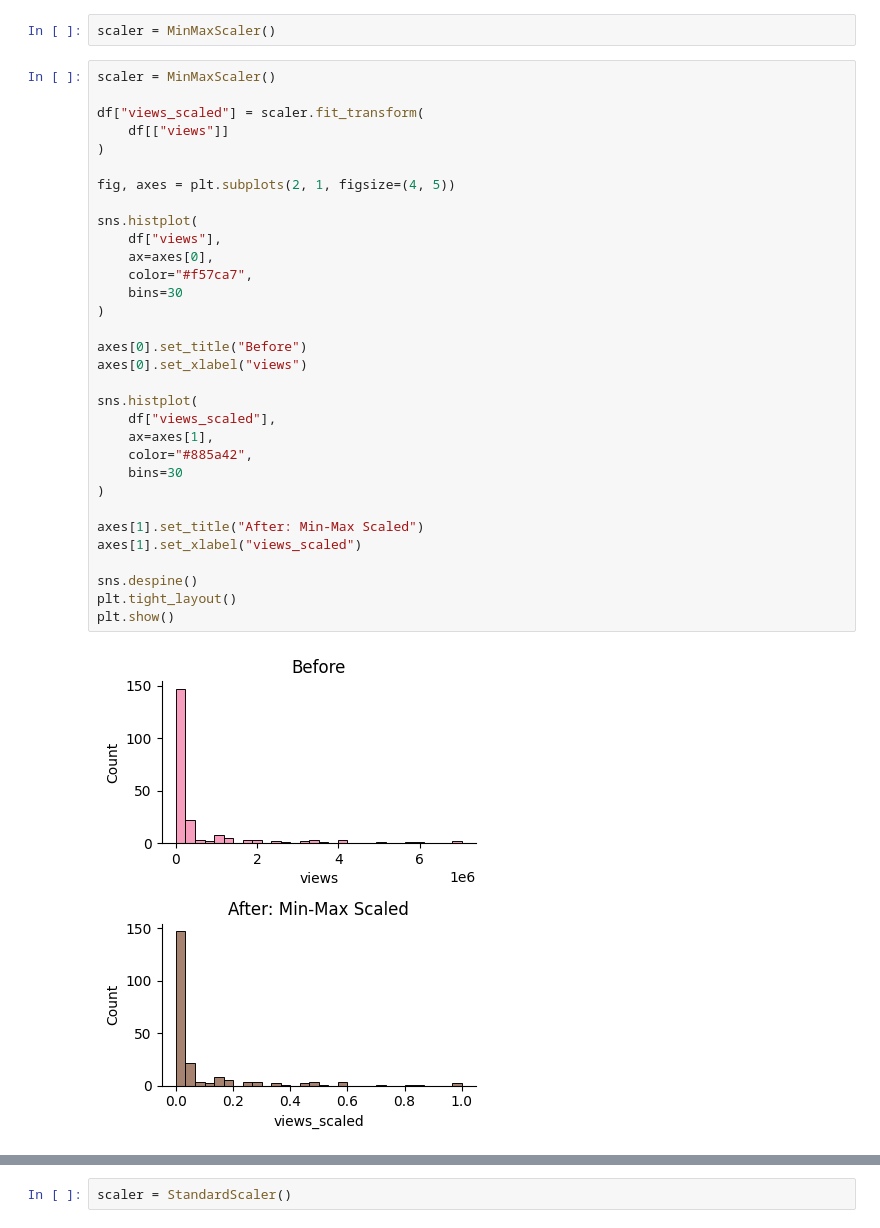
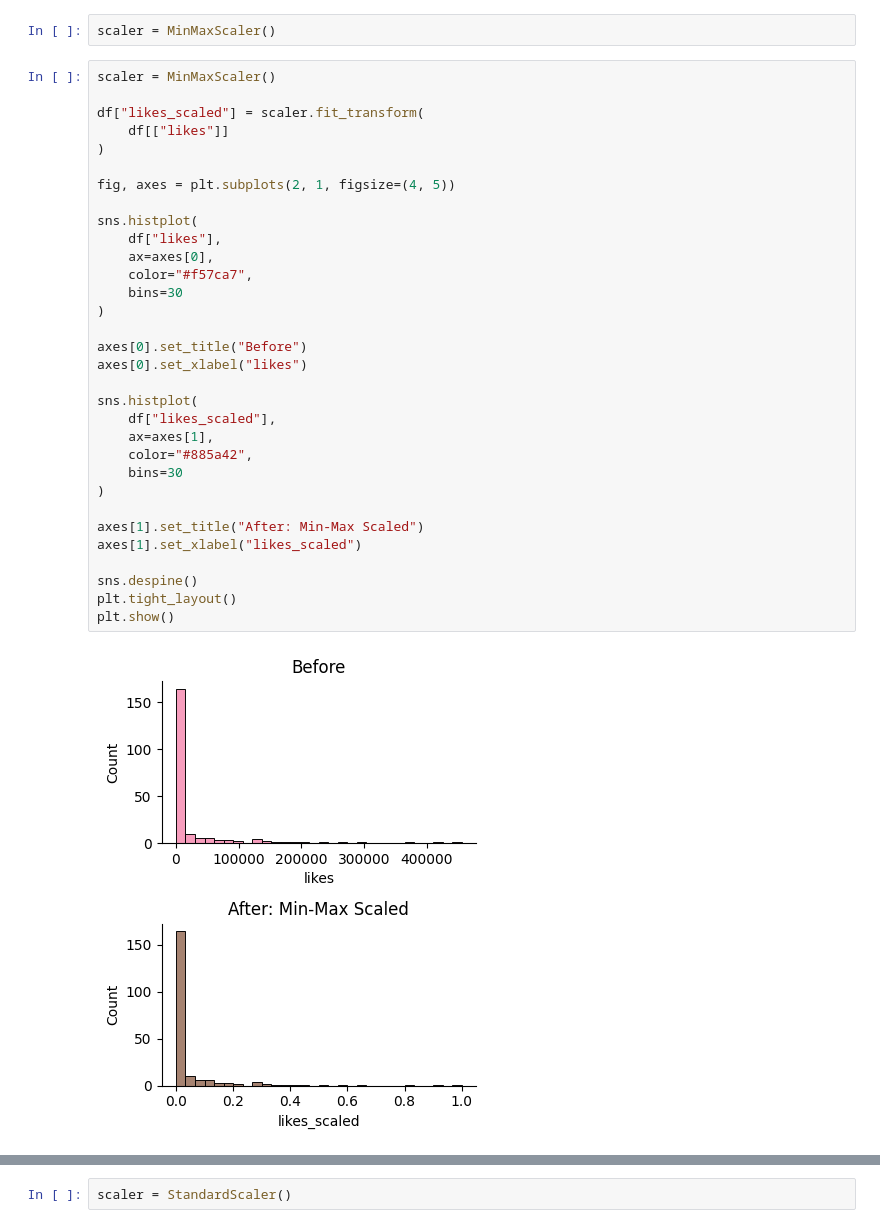
Before and after one commit to MSagri05/Sagri_Manmeet_LabTask, a Jupyter notebook: LabTask04.ipynb, the cells around one changed output, grey strips where cells are left out. Saved outputs shown, nothing was run; the diff lists cells and outputs as text.

```diff
--- a/LabTask04.ipynb
+++ b/LabTask04.ipynb
@@ -57,35 +59,35 @@ scaler = MinMaxScaler()
 # %%
 scaler = MinMaxScaler()
 
-df["views_scaled"] = scaler.fit_transform(
-    df[["views"]]
+df["likes_scaled"] = scaler.fit_transform(
+    df[["likes"]]
 )
 
 fig, axes = plt.subplots(2, 1, figsize=(4, 5))
 
 sns.histplot(
-    df["views"],
+    df["likes"],
     ax=axes[0],
     color="#f57ca7",
     bins=30
 )
 
 axes[0].set_title("Before")
-axes[0].set_xlabel("views")
+axes[0].set_xlabel("likes")
 
 sns.histplot(
-    df["views_scaled"],
+    df["likes_scaled"],
     ax=axes[1],
     color="#885a42",
     bins=30
 )
 
 axes[1].set_title("After: Min-Max Scaled")
-axes[1].set_xlabel("views_scaled")
+axes[1].set_xlabel("likes_scaled")
 
 sns.despine()
 plt.tight_layout()
 plt.show()
 # %% [output]
-[figure, old version]
+[figure, new version]
 # %%
```
Also changed, not shown: parts of 9 cells of this notebook.
